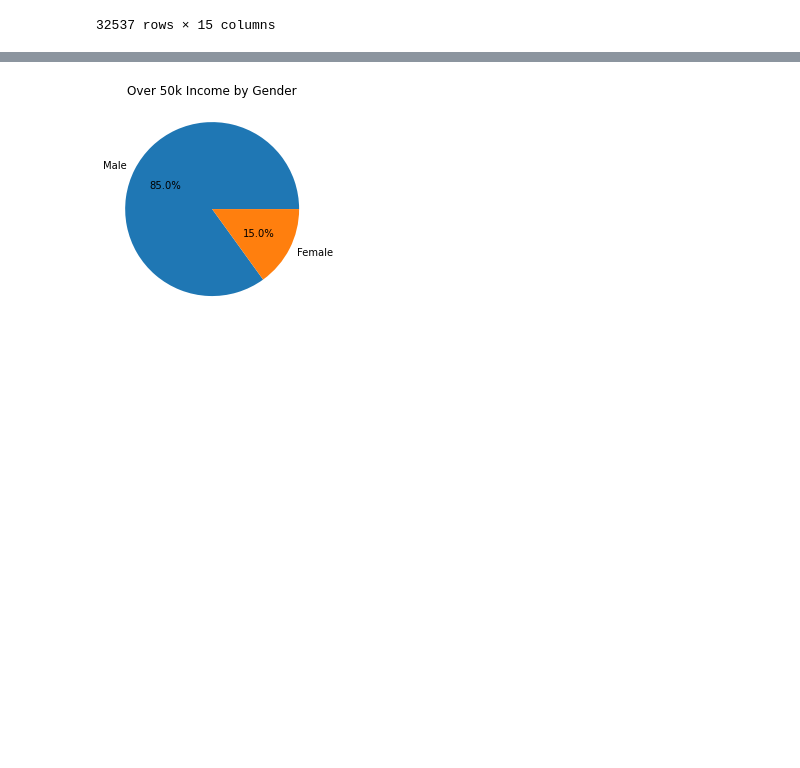
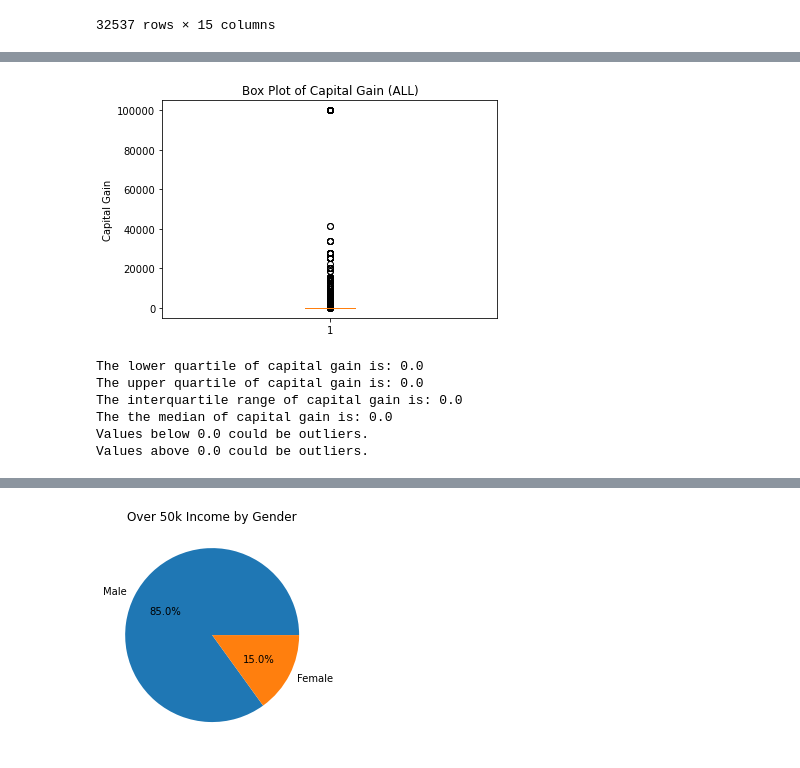
Before and after one commit to markerickson314/project-one, a Jupyter notebook: Jeanine.ipynb, the cells around one changed output, grey strips where cells are left out. Drawn from its saved outputs; the diff is of its cells as text; code cells hidden in the pictures; blank space fills up the shorter version.

```diff
--- a/Jeanine.ipynb
+++ b/Jeanine.ipynb
@@ -110,3 +459,13 @@ replaced_df = dropped_df.replace(to_replace ="?",
+# %%
+# Create the bins in which Data will be held
+# Bins are 0, 40, 45, 60, 80, 99
+bins = [0, 39, 45, 60, 80, 99]
+
+# Create the names for the five bins
+group_labels = ["< 40 hours", "40-45 hours", "46-60 hours", "61-80 hours", "> 80 hours"]
+# %%
+# Place the data series into a new column inside of the DataFrame
+replaced_df["Hours Per Week"] = pd.cut(replaced_df["hours.per.week"], bins, labels=group_labels)
 # %%
 replaced_df
 # %% [output]
@@ -125,0 +571,34 @@ replaced_df
+# %%
+# Look at capital gain data set and compute quantiles
+capital_gain_all = replaced_df["capital.gain"]
+
+fig1, ax1 = plt.subplots()
+ax1.set_title('Box Plot of Capital Gain (ALL)')
+ax1.set_ylabel('Capital Gain')
+ax1.boxplot(capital_gain_all)
+plt.show()
+# %% [output]
+[figure, added]
+# %%
+# Get quartile calculations
+quartiles = capital_gain_all.quantile([.25,.5,.75])
+lowerq = quartiles[0.25]
+upperq = quartiles[0.75]
+iqr = upperq-lowerq
+
+print(f"The lower quartile of capital gain is: {lowerq}")
+print(f"The upper quartile of capital gain is: {upperq}")
+print(f"The interquartile range of capital gain is: {iqr}")
+print(f"The the median of capital gain is: {quartiles[0.5]} ")
+
+lower_bound = lowerq - (1.5*iqr)
+upper_bound = upperq + (1.5*iqr)
+print(f"Values below {lower_bound} could be outliers.")
+print(f"Values above {upper_bound} could be outliers.")
+# %% [output]
+The lower quartile of capital gain is: 0.0
+The upper quartile of capital gain is: 0.0
+The interquartile range of capital gain is: 0.0
+The the median of capital gain is: 0.0
+Values below 0.0 could be outliers.
+Values above 0.0 could be outliers.
```
Also changed, not shown: parts of 72 cells of this notebook.
